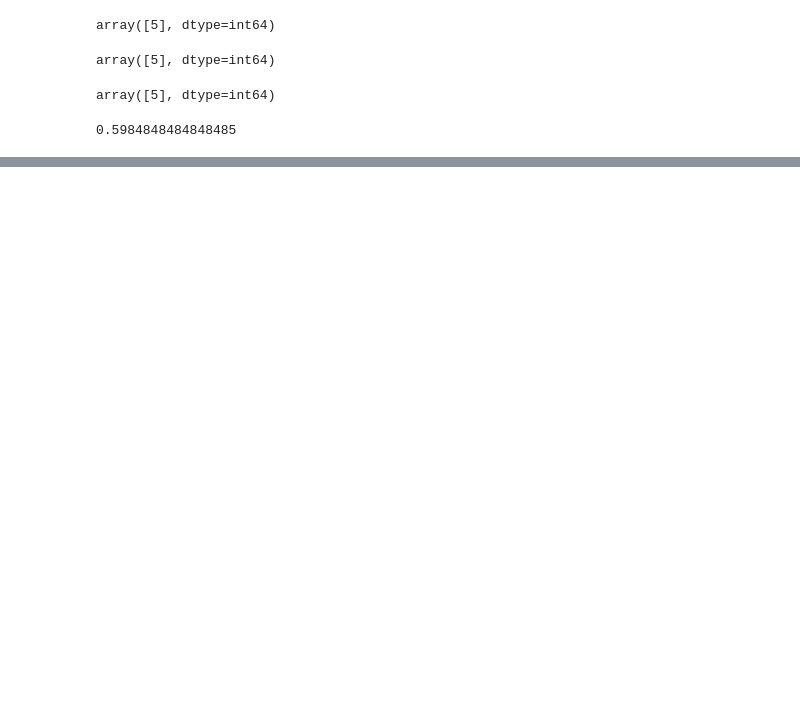
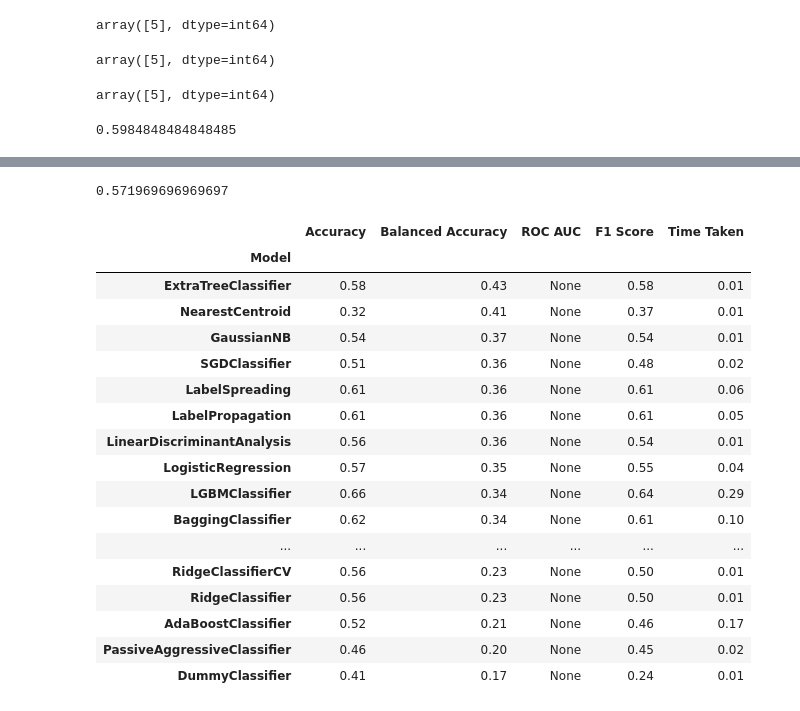
Before and after one commit to adityacs103/machine-learning, a Jupyter notebook: SVC.ipynb, the cells around one changed output, grey strips where cells are left out. Saved outputs shown, nothing was run; the diff lists cells and outputs as text; code cells hidden in the pictures; blank space fills up the shorter version.

```diff
--- a/SVR.ipynb
+++ b/SVC.ipynb
@@ -286,0 +291,4 @@ accuracy_score(y_test,y_pred)
+# %%
+model2=LogisticRegression()
+# %%
+model2.fit(x_train_scaled,y_train)
@@ -286,0 +319,29 @@ accuracy_score(y_test,y_pred)
+# %%
+accuracy_score(y_test,y_predict2)
+# %% [output]
+0.571969696969697
+# %%
+from lazypredict.Supervised import LazyClassifier
+
+clf = LazyClassifier(verbose=0,ignore_warnings=True, custom_metric=None)
+models,predictions = clf.fit(x_train_scaled,x_test_scaled,y_train, y_test)
+models
+# %% [output]
+|  | Accuracy | Balanced Accuracy | ROC AUC | F1 Score | Time Taken |
+| Model |  |  |  |  |  |
+| ExtraTreeClassifier | 0.58 | 0.43 | None | 0.58 | 0.01 |
+| NearestCentroid | 0.32 | 0.41 | None | 0.37 | 0.01 |
+| GaussianNB | 0.54 | 0.37 | None | 0.54 | 0.01 |
+| SGDClassifier | 0.51 | 0.36 | None | 0.48 | 0.02 |
+| LabelSpreading | 0.61 | 0.36 | None | 0.61 | 0.06 |
+| LabelPropagation | 0.61 | 0.36 | None | 0.61 | 0.05 |
+| LinearDiscriminantAnalysis | 0.56 | 0.36 | None | 0.54 | 0.01 |
+| LogisticRegression | 0.57 | 0.35 | None | 0.55 | 0.04 |
+| LGBMClassifier | 0.66 | 0.34 | None | 0.64 | 0.29 |
+| BaggingClassifier | 0.62 | 0.34 | None | 0.61 | 0.10 |
+| ... | ... | ... | ... | ... | ... |
+| RidgeClassifierCV | 0.56 | 0.23 | None | 0.50 | 0.01 |
+| RidgeClassifier | 0.56 | 0.23 | None | 0.50 | 0.01 |
+| AdaBoostClassifier | 0.52 | 0.21 | None | 0.46 | 0.17 |
+| PassiveAggressiveClassifier | 0.46 | 0.20 | None | 0.45 | 0.02 |
+| DummyClassifier | 0.41 | 0.17 | None | 0.24 | 0.01 |
```
Also changed, not shown: parts of 12 cells of this notebook.
